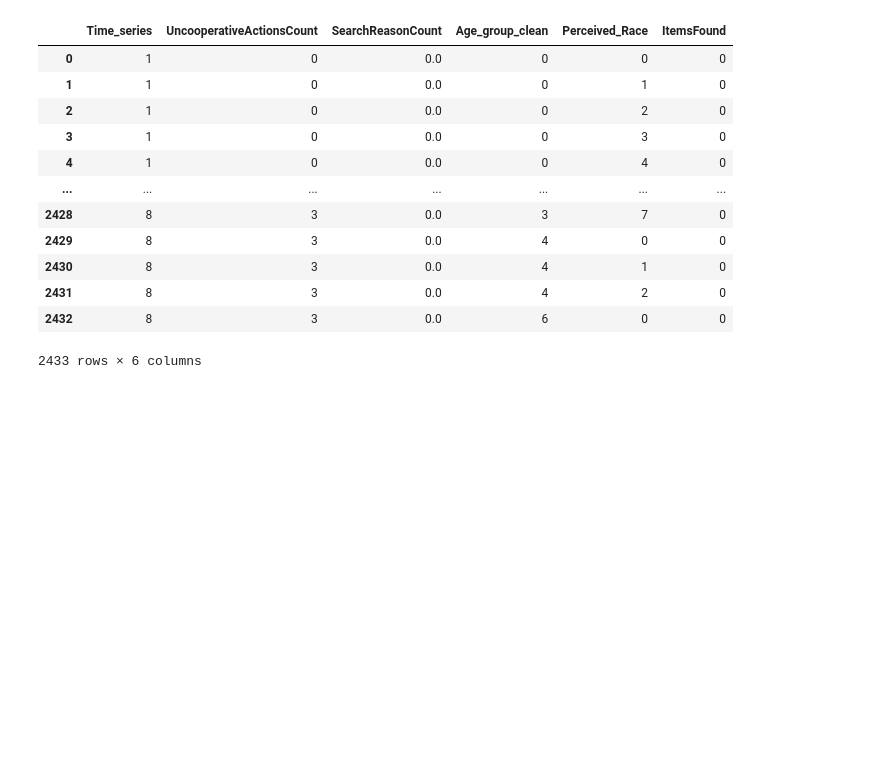
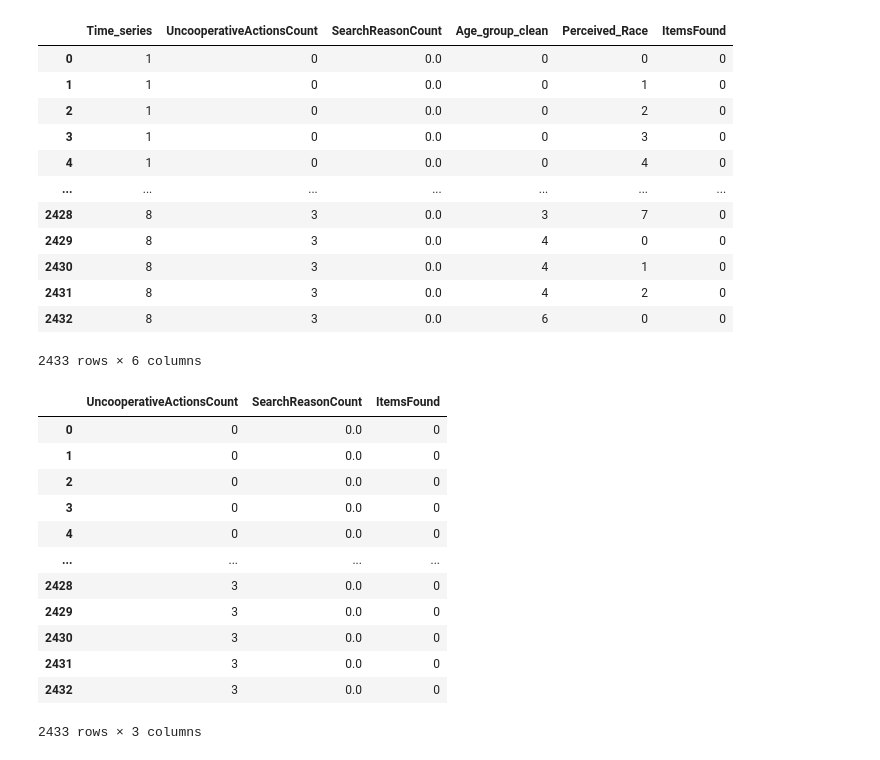
Before and after one commit to cooeoeooc/2178_g38, a Jupyter notebook: group38_code_final.ipynb, the cells around one changed output. Cells and saved outputs as stored; diff of their text form; code cells hidden in the pictures; blank space fills up the shorter version.

```diff
--- a/group38_code_final.ipynb
+++ b/group38_code_final.ipynb
@@ -850,3 +850,21 @@ grouped_data5
 | 2431 | 8 | 3 | 0.0 | 4 | 2 | 0 |
 | 2432 | 8 | 3 | 0.0 | 6 | 0 | 0 |
 2433 rows × 6 columns
+# %%
+lgdata = grouped_data5.drop(['Time_series','Age_group_clean','Perceived_Race'], axis=1)
+# %%
+lgdata
+# %% [output]
+|  | UncooperativeActionsCount | SearchReasonCount | ItemsFound |
+| 0 | 0 | 0.0 | 0 |
+| 1 | 0 | 0.0 | 0 |
+| 2 | 0 | 0.0 | 0 |
+| 3 | 0 | 0.0 | 0 |
+| 4 | 0 | 0.0 | 0 |
+| ... | ... | ... | ... |
+| 2428 | 3 | 0.0 | 0 |
+| 2429 | 3 | 0.0 | 0 |
+| 2430 | 3 | 0.0 | 0 |
+| 2431 | 3 | 0.0 | 0 |
+| 2432 | 3 | 0.0 | 0 |
+2433 rows × 3 columns
```
Also changed, not shown: parts of 1 cell of this notebook.
